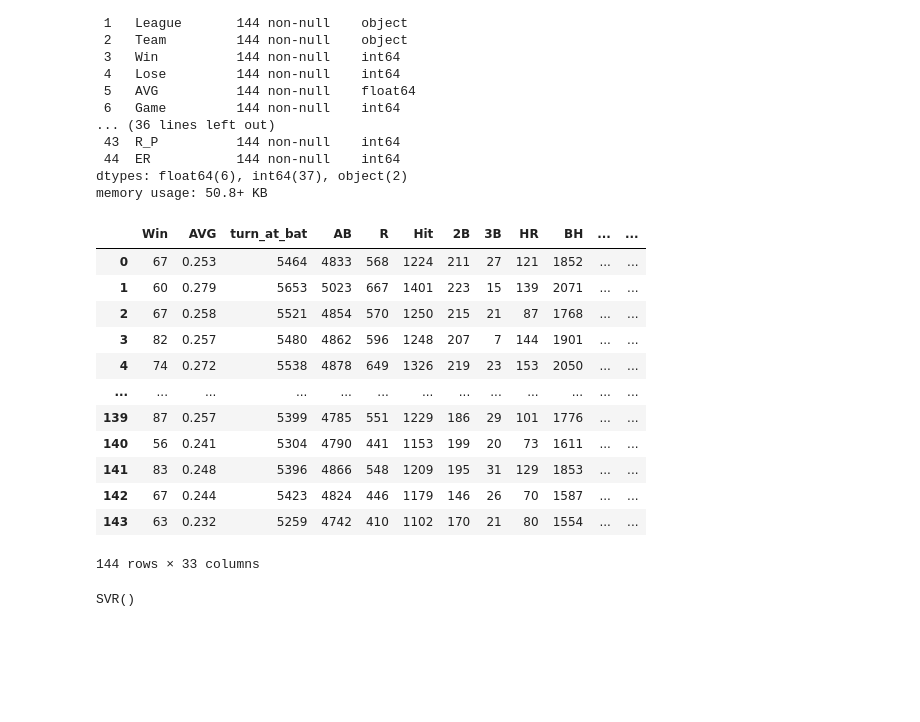
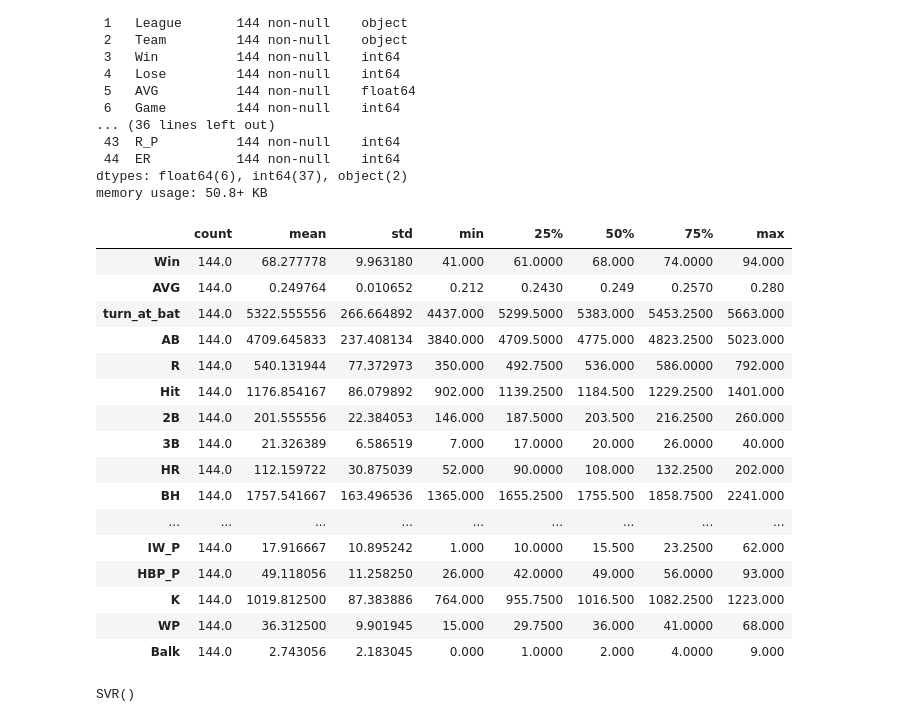
Before and after one commit to asa-neko/B3_Fri1, a Jupyter notebook: task2.ipynb, the cells around one changed output. Drawn from its saved outputs; the diff is of its cells as text; code cells hidden in the pictures; blank space fills up the shorter version.

```diff
--- a/task2.ipynb
+++ b/task2.ipynb
@@ -101,21 +101,25 @@ memory usage: 50.8+ KB
 # %%
 # 不要な変数の削除
 df = df.drop(["Year", "League", "Team", "Lose", "Game", "RBI", "SLG", "OBP", "HP", "IP", "ER", "R_P" ], axis=1)
-df
+df.describe().T
 # %% [output]
-|  | Win | AVG | turn_at_bat | AB | R | Hit | 2B | 3B | HR | BH | ... | ... |
-| 0 | 67 | 0.253 | 5464 | 4833 | 568 | 1224 | 211 | 27 | 121 | 1852 | ... | ... |
-| 1 | 60 | 0.279 | 5653 | 5023 | 667 | 1401 | 223 | 15 | 139 | 2071 | ... | ... |
-| 2 | 67 | 0.258 | 5521 | 4854 | 570 | 1250 | 215 | 21 | 87 | 1768 | ... | ... |
-| 3 | 82 | 0.257 | 5480 | 4862 | 596 | 1248 | 207 | 7 | 144 | 1901 | ... | ... |
-| 4 | 74 | 0.272 | 5538 | 4878 | 649 | 1326 | 219 | 23 | 153 | 2050 | ... | ... |
-| ... | ... | ... | ... | ... | ... | ... | ... | ... | ... | ... | ... | ... |
-| 139 | 87 | 0.257 | 5399 | 4785 | 551 | 1229 | 186 | 29 | 101 | 1776 | ... | ... |
-| 140 | 56 | 0.241 | 5304 | 4790 | 441 | 1153 | 199 | 20 | 73 | 1611 | ... | ... |
-| 141 | 83 | 0.248 | 5396 | 4866 | 548 | 1209 | 195 | 31 | 129 | 1853 | ... | ... |
-| 142 | 67 | 0.244 | 5423 | 4824 | 446 | 1179 | 146 | 26 | 70 | 1587 | ... | ... |
-| 143 | 63 | 0.232 | 5259 | 4742 | 410 | 1102 | 170 | 21 | 80 | 1554 | ... | ... |
+|  | count | mean | std | min | 25% | 50% | 75% | max |
+| Win | 144.0 | 68.277778 | 9.963180 | 41.000 | 61.0000 | 68.000 | 74.0000 | 94.000 |
+| AVG | 144.0 | 0.249764 | 0.010652 | 0.212 | 0.2430 | 0.249 | 0.2570 | 0.280 |
+| turn_at_bat | 144.0 | 5322.555556 | 266.664892 | 4437.000 | 5299.5000 | 5383.000 | 5453.2500 | 5663.000 |
+| AB | 144.0 | 4709.645833 | 237.408134 | 3840.000 | 4709.5000 | 4775.000 | 4823.2500 | 5023.000 |
+| R | 144.0 | 540.131944 | 77.372973 | 350.000 | 492.7500 | 536.000 | 586.0000 | 792.000 |
+| Hit | 144.0 | 1176.854167 | 86.079892 | 902.000 | 1139.2500 | 1184.500 | 1229.2500 | 1401.000 |
+| 2B | 144.0 | 201.555556 | 22.384053 | 146.000 | 187.5000 | 203.500 | 216.2500 | 260.000 |
+| 3B | 144.0 | 21.326389 | 6.586519 | 7.000 | 17.0000 | 20.000 | 26.0000 | 40.000 |
+| HR | 144.0 | 112.159722 | 30.875039 | 52.000 | 90.0000 | 108.000 | 132.2500 | 202.000 |
+| BH | 144.0 | 1757.541667 | 163.496536 | 1365.000 | 1655.2500 | 1755.500 | 1858.7500 | 2241.000 |
+| ... | ... | ... | ... | ... | ... | ... | ... | ... |
+| IW_P | 144.0 | 17.916667 | 10.895242 | 1.000 | 10.0000 | 15.500 | 23.2500 | 62.000 |
+| HBP_P | 144.0 | 49.118056 | 11.258250 | 26.000 | 42.0000 | 49.000 | 56.0000 | 93.000 |
+| K | 144.0 | 1019.812500 | 87.383886 | 764.000 | 955.7500 | 1016.500 | 1082.2500 | 1223.000 |
+| WP | 144.0 | 36.312500 | 9.901945 | 15.000 | 29.7500 | 36.000 | 41.0000 | 68.000 |
+| Balk | 144.0 | 2.743056 | 2.183045 | 0.000 | 1.0000 | 2.000 | 4.0000 | 9.000 |
-144 rows × 33 columns
 # %%
 # 説明変数(X)と目的変数(y)に分離
 X = df.drop(target_col, axis=1)
```
Also changed, not shown: parts of 1 cell of this notebook.
